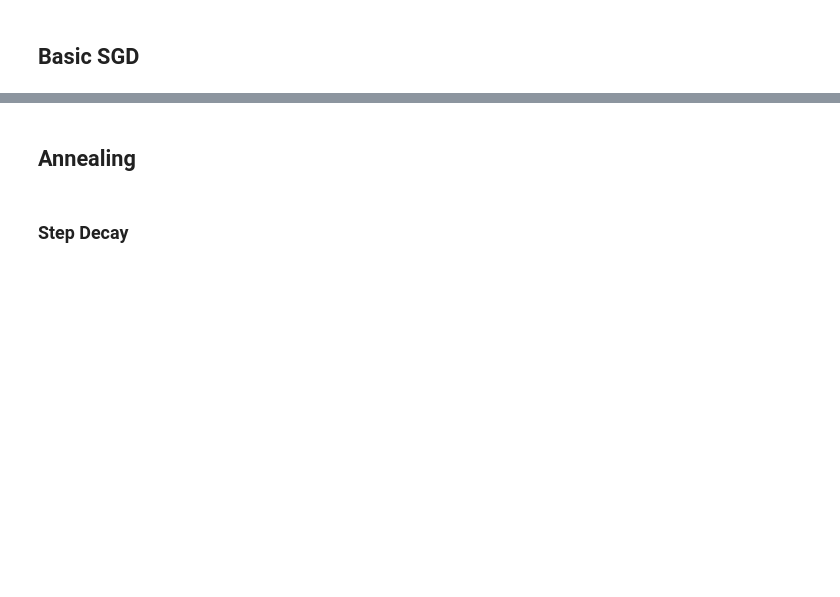
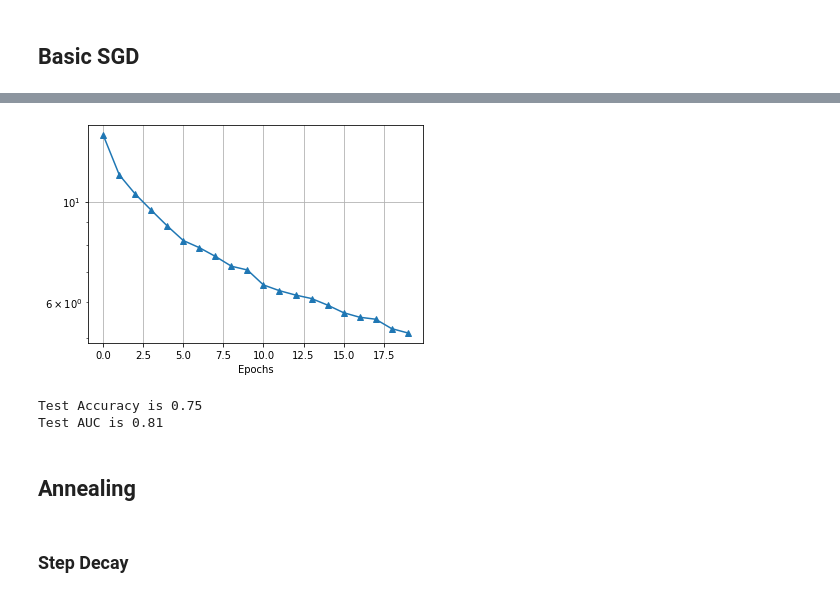
Before and after one commit to simonCodeZzz/DSA4212_Assignment1, a Jupyter notebook: assignment_1_celeba_Model.ipynb, the cells around one changed output, grey strips where cells are left out. Drawn from its saved outputs; the diff is of its cells as text; code cells hidden in the pictures; blank space fills up the shorter version.

Commit message:
Debug for image loader and labels (data dimension), functionalize the training process for different algo

```diff
--- a/assignment_1_celeba_Model.ipynb
+++ b/assignment_1_celeba_Model.ipynb
@@ -217,19 +468,16 @@ loss_LR_values_and_grad = jax.jit(jax.value_and_grad(loss_LR, argnums=0))
 # %%
 # Proportion of Males in first 15000? first 200?
 train_img = all_img[:15000]
-train_attr = attribute.drop(columns=['Filename' ,'Male'])[:15000]
 train_label = attribute['Male'][:15000]
-train_label = np.array(train_label).reshape(-1,1)
+train_label = np.array(train_label).reshape(-1)
 
 test_img = all_img[15000:]
-test_attr = attribute.drop(columns=['Filename' ,'Male'])[15000:]
 test_label = attribute['Male'][15000:]
-test_label = np.array(test_label).reshape(-1,1)
+test_label = np.array(test_label).reshape(-1)
 
 train_small_img = all_img[:200]
-train_small_attr = attribute.drop(columns=['Filename' ,'Male'])[:200]
 train_small_label = attribute['Male'][:200]
-train_small_label = np.array(train_small_label).reshape(-1,1)
+train_small_label = np.array(train_small_label).reshape(-1)
 # %% [markdown]
 ### Delete the arrays to clear up memeory and prevent RAM OOM
 # %%
@@ -254,0 +494,10 @@ train_img_arr = train_img_arr.reshape(-1, rgb*res[0]*res[1])
+# %%
+img_list = ['test_img_arr', 'train_img_arr']
+clear_image_cache(img_list)
+
+pixels = 178
+res = [pixels, pixels]
+grey = False
+
+train_img_arr = image_loader_fname(train_img, res, grey)
+test_img_arr = image_loader_fname(test_img, res, grey)
@@ -257,5 +535,5 @@ train_img_arr = train_img_arr.reshape(-1, rgb*res[0]*res[1])
 # %%
 # initialize beta at random
 np.random.seed(42)
-beta_standard_dev = 1. / pixels
-beta_init = np.random.normal(0,beta_standard_dev,rgb*pixels*pixels)
+beta_standard_dev = 1. / np.sqrt(3) / pixels
+beta_init = np.random.normal(0,beta_standard_dev,3*pixels*pixels)
@@ -337,0 +540,3 @@ Test AUC is 0.85
+# %%
+loss_SGD, loss_epoch_SGD, test_acc_SGD, beta_SGD = train_SGD(
+    train_img_arr, train_label, beta_init, 1e-7, loss_LR_values_and_grad, n_epoch = 10, mb_size = 100, verbose = 1)
@@ -338,3 +555,12 @@ Test AUC is 0.85
+# %%
+plot_loss(loss_epoch_SGD)
+# %% [output]
+[figure, added]
+# %%
+acc_test, auc_test = test_acc_auc(beta_SGD, test_label, test_img_arr)
+# %% [output]
+Test Accuracy is 0.75
+Test AUC is 0.81
 # %% [markdown]
 ## Annealing
 # %% [markdown]
```
Also changed, not shown: parts of 40 cells of this notebook.
